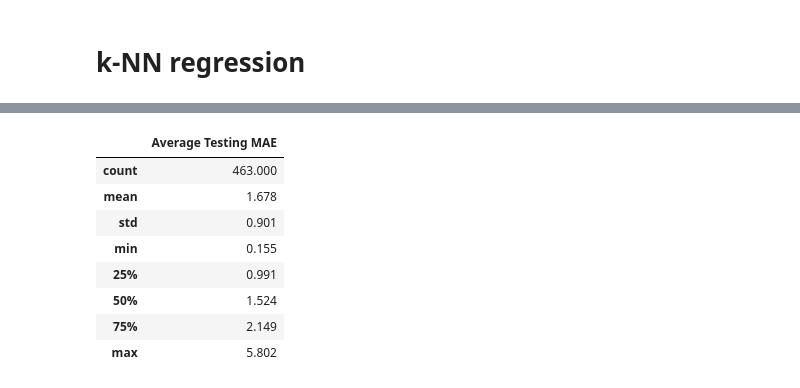
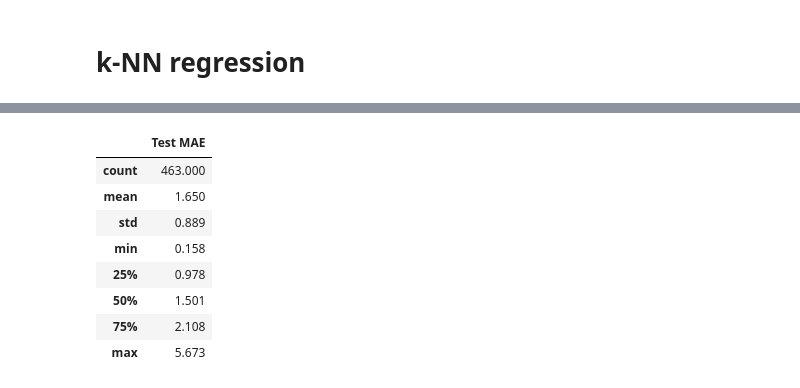
Before and after one commit to Star-Shopping/comp432-bixi-ml, a Jupyter notebook: 3. Training.ipynb, the cells around one changed output, grey strips where cells are left out. Saved outputs shown, nothing was run; the diff lists cells and outputs as text; code cells hidden in the pictures.

Commit message:
Update training notebook

```diff
--- a/3. Training.ipynb
+++ b/3. Training.ipynb
@@ -35,17 +35,23 @@ _2019_data = decompress_pickle('./data/output/bixi_data_2019.pbz2')
 # %%
 train_group_data = {}
 
+"""
+Blowing Snow', 'Clear', 'Cloudy', 'Drizzle', 'Fog', 'Heavy Rain', 'Ice Pellets',
+                      'Mainly Clear', 'Moderate Rain', 'Moderate Rain Showers', 'Mostly Cloudy', 'Rain',
+                      'Rain Showers', 'Snow', 'Snow Showers', 'Thunderstorms', 'Haze', 'Heavy Rain Showers',
+                      'Moderate Drizzle', 'Blowing Dust', 'Freezing Drizzle', 'Freezing Rain', 'Smoke',
+                      'Snow Grains', 'Moderate Snow'
+"""
 with tqdm(total=len(hour_trips_dict)) as pbar:
     for station_code in hour_trips_dict:
         df = hour_trips_dict[station_code]
         X_train = df[['Temp (°C)', 'Dew Point Temp (°C)', 'Rel Hum (%)', 'Wind Dir (10s deg)',
                       'Wind Spd (km/h)', 'Visibility (km)', 'Stn Press (kPa)', 'Month', 'Hour', 'Day_of_year',
-                      'Blowing Snow', 'Clear', 'Cloudy', 'Drizzle', 'Fog', 'Heavy Rain', 'Ice Pellets',
+                     'Blowing Snow', 'Clear', 'Cloudy', 'Drizzle', 'Fog', 'Heavy Rain', 'Ice Pellets',
                       'Mainly Clear', 'Moderate Rain', 'Moderate Rain Showers', 'Mostly Cloudy', 'Rain',
                       'Rain Showers', 'Snow', 'Snow Showers', 'Thunderstorms', 'Haze', 'Heavy Rain Showers',
                       'Moderate Drizzle', 'Blowing Dust', 'Freezing Drizzle', 'Freezing Rain', 'Smoke',
-                      'Snow Grains', 'Moderate Snow'
-                      ]]
+                      'Snow Grains', 'Moderate Snow']]
         y_train = df[['hour_trip_count']]
 
         train_group_data[station_code] = {
@@ -198,20 +201,2 @@ train_group_data[6100]['X_train']
 # %% [markdown]
 # k-NN regression
-# %%
-from sklearn.neighbors import KNeighborsRegressor
-
-d = hour_trips_dict[6100][['Temp (°C)', 'Dew Point Temp (°C)', 'Rel Hum (%)', 'Wind Dir (10s deg)',
-                  'Wind Spd (km/h)', 'Visibility (km)', 'Stn Press (kPa)', 'Month', 'Hour', 'Day_of_year', 'hour_trip_count']]
-
-# Data
-X_train = d[['Temp (°C)', 'Dew Point Temp (°C)', 'Rel Hum (%)', 'Wind Dir (10s deg)',
-                  'Wind Spd (km/h)', 'Visibility (km)', 'Stn Press (kPa)', 'Month', 'Hour', 'Day_of_year']]
-y_train = d['hour_trip_count']
-
-# Model
-model = KNeighborsRegressor(n_neighbors=2).fit(X_train, y_train)
-
-# Training error
-pred = model.predict(X_train)
-
-print(mean_absolute_error(y_train, pred))
@@ -223,7 +208,7 @@ models_knnr_train_acc = {} # Accuracy on training data
 models_knnr_test_acc = {} # Accuracy on test data
 models_knnr_val_acc = {} # Accuracy on validation data
 
-n = [1,2,3,4,5,6,7,8,9,10]
+n = [2,4,8,16,32,64,128]
 
 with tqdm(total=len(train_group_data)) as pbar:
     for key in train_group_data:
@@ -244,7 +229,7 @@ with tqdm(total=len(train_group_data)) as pbar:
 
         for i in n:
             # Model
-            model = KNeighborsRegressor(n_neighbors=i, weights='distance').fit(X_train, y_train)
+            model = KNeighborsRegressor(n_neighbors=i).fit(X_train, y_train)
             models_knnr[key] = model
 
             # Training error
@@ -333,7 +293,7 @@ with tqdm(total=len(train_group_data)) as pbar:
         y_val = test_validation_group_data[key]['y_val']
 
         # Model
-        model = KNeighborsRegressor(n_neighbors=10, weights='distance').fit(X_train, y_train)
+        model = KNeighborsRegressor(n_neighbors=32).fit(X_train, y_train)
         models_best_knnr[key] = model
 
         # Training error
@@ -352,12 +324,12 @@ with tqdm(total=len(train_group_data)) as pbar:
 # %%
-pd.DataFrame.from_dict(models_best_knnr_test_acc, orient='index', columns=['Average Testing MAE']).describe()
+pd.DataFrame.from_dict(models_best_knnr_test_acc , orient='index', columns=['Test MAE']).describe()
 # %% [output]
-|  | Average Testing MAE |
+|  | Test MAE |
 | count | 463.000 |
-| mean | 1.678 |
-| std | 0.901 |
-| min | 0.155 |
-| 25% | 0.991 |
-| 50% | 1.524 |
-| 75% | 2.149 |
-| max | 5.802 |
+| mean | 1.650 |
+| std | 0.889 |
+| min | 0.158 |
+| 25% | 0.978 |
+| 50% | 1.501 |
+| 75% | 2.108 |
+| max | 5.673 |
```
Also changed, not shown: parts of 39 cells of this notebook, 5 other files.
